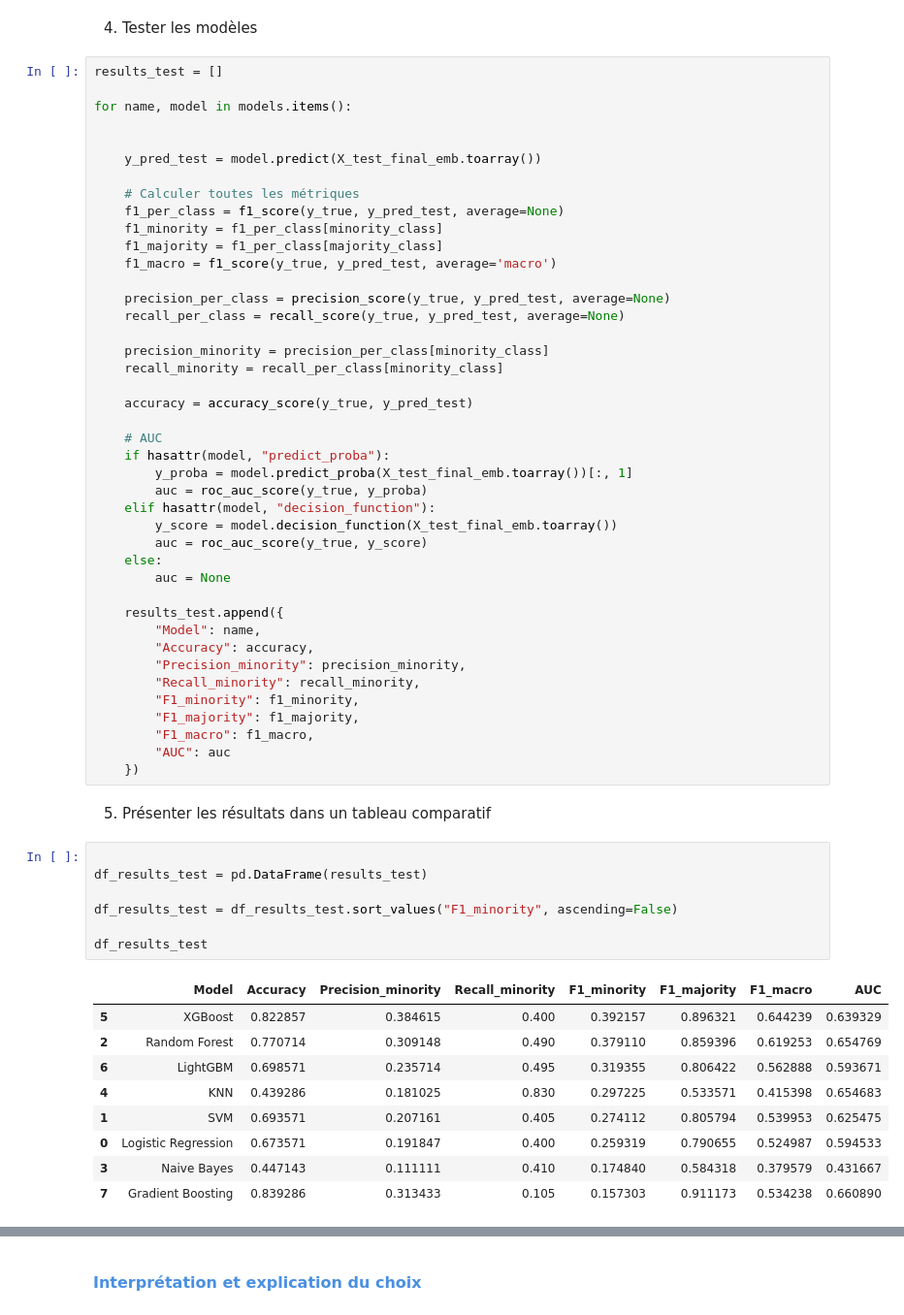
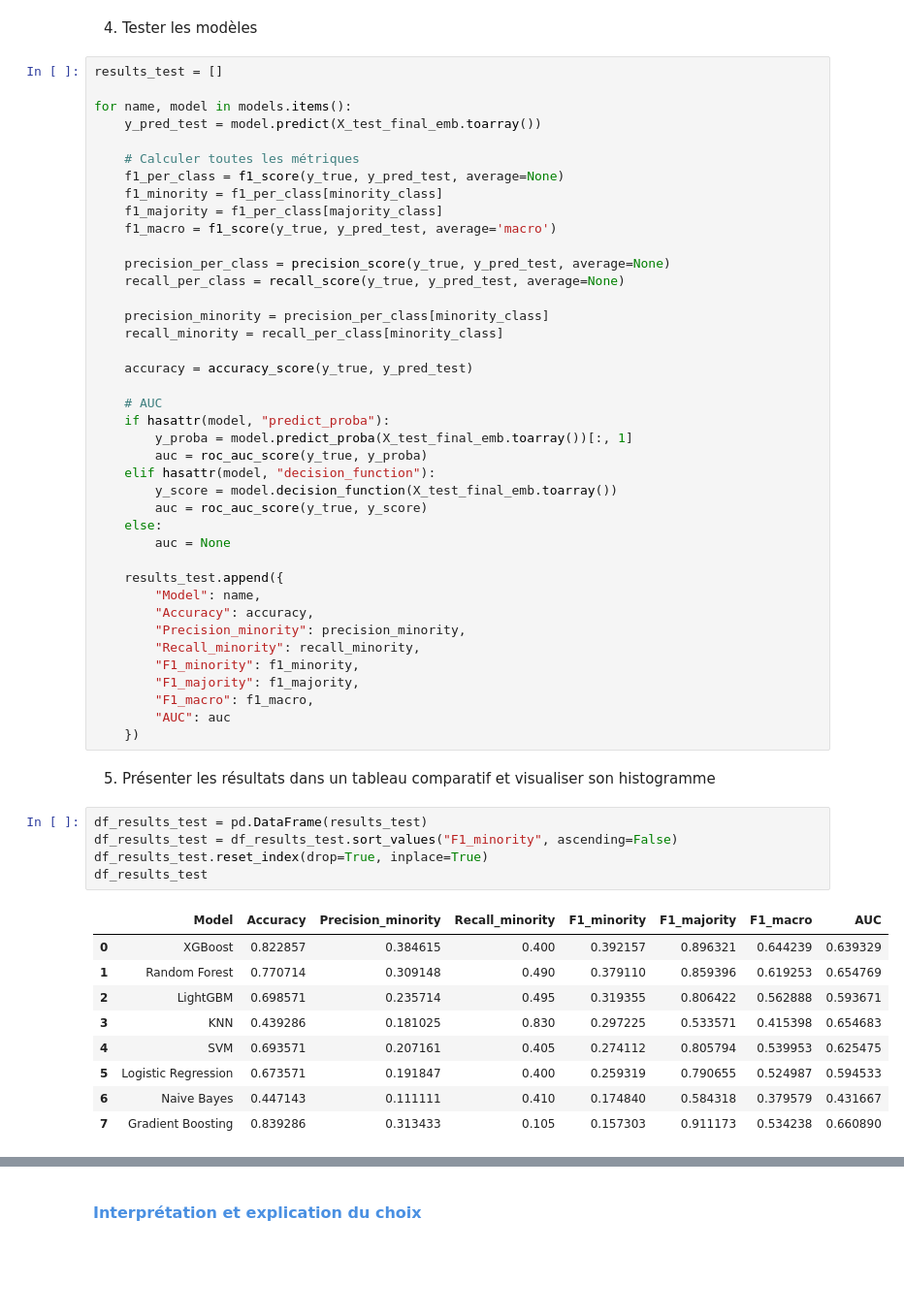
Before and after one commit to BrahimAbid004/iSarcasmEval_En_Project, a Jupyter notebook: Sarcasm_Eval.ipynb, the cells around one changed output, grey strips where cells are left out. Shown at 97% size. Drawn from its saved outputs; the diff is of its cells as text; blank space fills up the shorter version.

```diff
--- a/Sarcasm_Eval.ipynb
+++ b/Sarcasm_Eval.ipynb
@@ -618,8 +610,6 @@ X_test_final_emb = tfidf.transform(X_test_final_list)
 results_test = []
 
 for name, model in models.items():
-
-
     y_pred_test = model.predict(X_test_final_emb.toarray())
 
     # Calculer toutes les métriques
@@ -657,21 +647,19 @@ for name, model in models.items():
         "AUC": auc
     })
 # %% [markdown]
-5. Présenter les résultats dans un tableau comparatif
+5. Présenter les résultats dans un tableau comparatif et visualiser son histogramme
 # %%
-
 df_results_test = pd.DataFrame(results_test)
-
 df_results_test = df_results_test.sort_values("F1_minority", ascending=False)
-
+df_results_test.reset_index(drop=True, inplace=True)
 df_results_test
 # %% [output]
 |  | Model | Accuracy | Precision_minority | Recall_minority | F1_minority | F1_majority | F1_macro | AUC |
-| 5 | XGBoost | 0.822857 | 0.384615 | 0.400 | 0.392157 | 0.896321 | 0.644239 | 0.639329 |
-| 2 | Random Forest | 0.770714 | 0.309148 | 0.490 | 0.379110 | 0.859396 | 0.619253 | 0.654769 |
-| 6 | LightGBM | 0.698571 | 0.235714 | 0.495 | 0.319355 | 0.806422 | 0.562888 | 0.593671 |
-| 4 | KNN | 0.439286 | 0.181025 | 0.830 | 0.297225 | 0.533571 | 0.415398 | 0.654683 |
-| 1 | SVM | 0.693571 | 0.207161 | 0.405 | 0.274112 | 0.805794 | 0.539953 | 0.625475 |
-| 0 | Logistic Regression | 0.673571 | 0.191847 | 0.400 | 0.259319 | 0.790655 | 0.524987 | 0.594533 |
-| 3 | Naive Bayes | 0.447143 | 0.111111 | 0.410 | 0.174840 | 0.584318 | 0.379579 | 0.431667 |
+| 0 | XGBoost | 0.822857 | 0.384615 | 0.400 | 0.392157 | 0.896321 | 0.644239 | 0.639329 |
+| 1 | Random Forest | 0.770714 | 0.309148 | 0.490 | 0.379110 | 0.859396 | 0.619253 | 0.654769 |
+| 2 | LightGBM | 0.698571 | 0.235714 | 0.495 | 0.319355 | 0.806422 | 0.562888 | 0.593671 |
+| 3 | KNN | 0.439286 | 0.181025 | 0.830 | 0.297225 | 0.533571 | 0.415398 | 0.654683 |
+| 4 | SVM | 0.693571 | 0.207161 | 0.405 | 0.274112 | 0.805794 | 0.539953 | 0.625475 |
+| 5 | Logistic Regression | 0.673571 | 0.191847 | 0.400 | 0.259319 | 0.790655 | 0.524987 | 0.594533 |
+| 6 | Naive Bayes | 0.447143 | 0.111111 | 0.410 | 0.174840 | 0.584318 | 0.379579 | 0.431667 |
 | 7 | Gradient Boosting | 0.839286 | 0.313433 | 0.105 | 0.157303 | 0.911173 | 0.534238 | 0.660890 |
```
Also changed, not shown: parts of 7 cells of this notebook.
